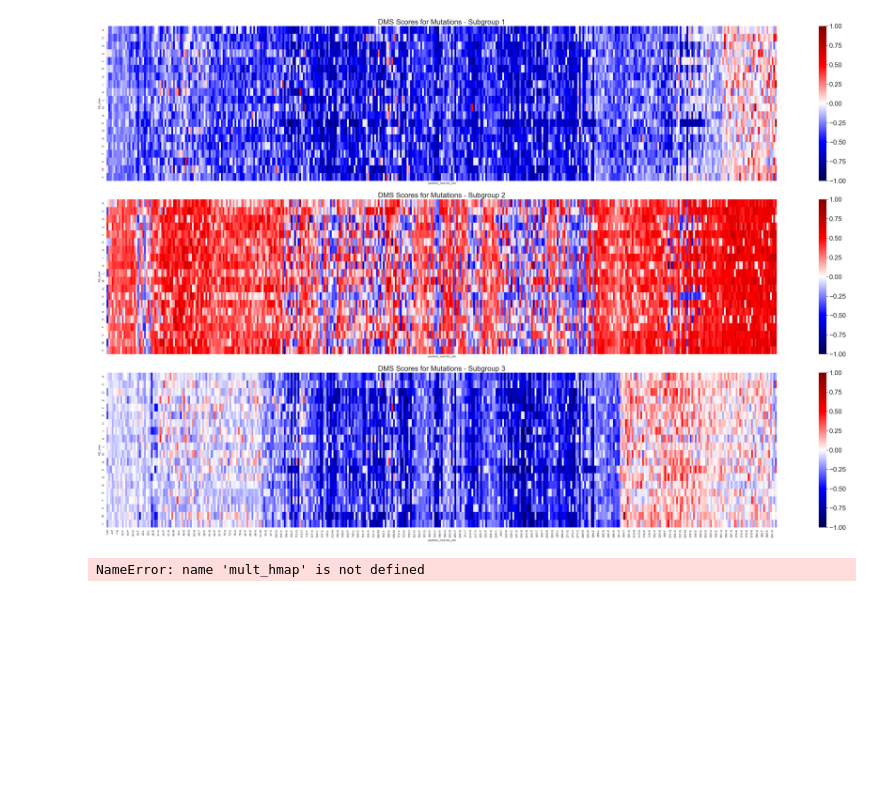
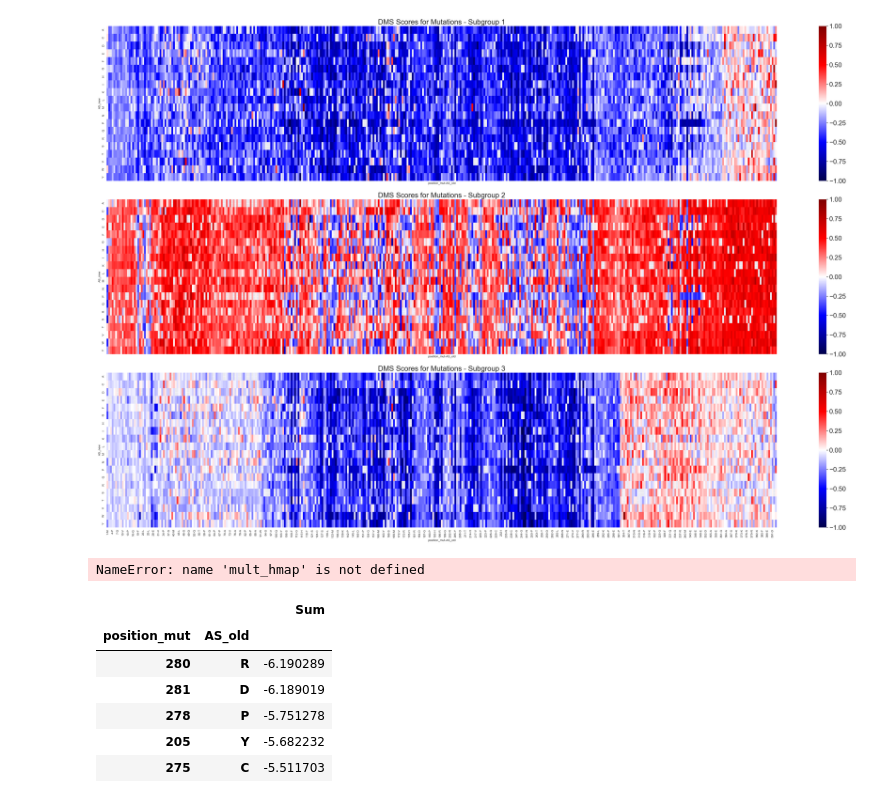
Before and after one commit to datascience-mobi-2023/topic02_team02, a Jupyter notebook: Visualization/FinalTests_copy.ipynb, the cells around one changed output. Drawn from its saved outputs; the diff is of its cells as text; code cells hidden in the pictures; blank space fills up the shorter version.

```diff
--- a/Visualization/FinalTests_copy.ipynb
+++ b/Visualization/FinalTests_copy.ipynb
@@ -198,0 +212,16 @@ NameError: name 'mult_hmap' is not defined
+# %%
+
+GNELV= dc.low_val(doc.gia_null_eto_norm, 5)
+GNNLV= dc.low_val(doc.gia_null_nut_norm, 5)
+GWNLV= dc.low_val(doc.gia_wt_nut_norm, 5)
+KHLV= dc.low_val(doc.kot_hum_norm, 5)
+# %%
+GNELV
+# %% [output]
+|  |  | Sum |
+| position_mut | AS_old |  |
+| 280 | R | -6.190289 |
+| 281 | D | -6.189019 |
+| 278 | P | -5.751278 |
+| 205 | Y | -5.682232 |
+| 275 | C | -5.511703 |
```
Also changed, not shown: parts of 5 cells of this notebook, 1 other file.
